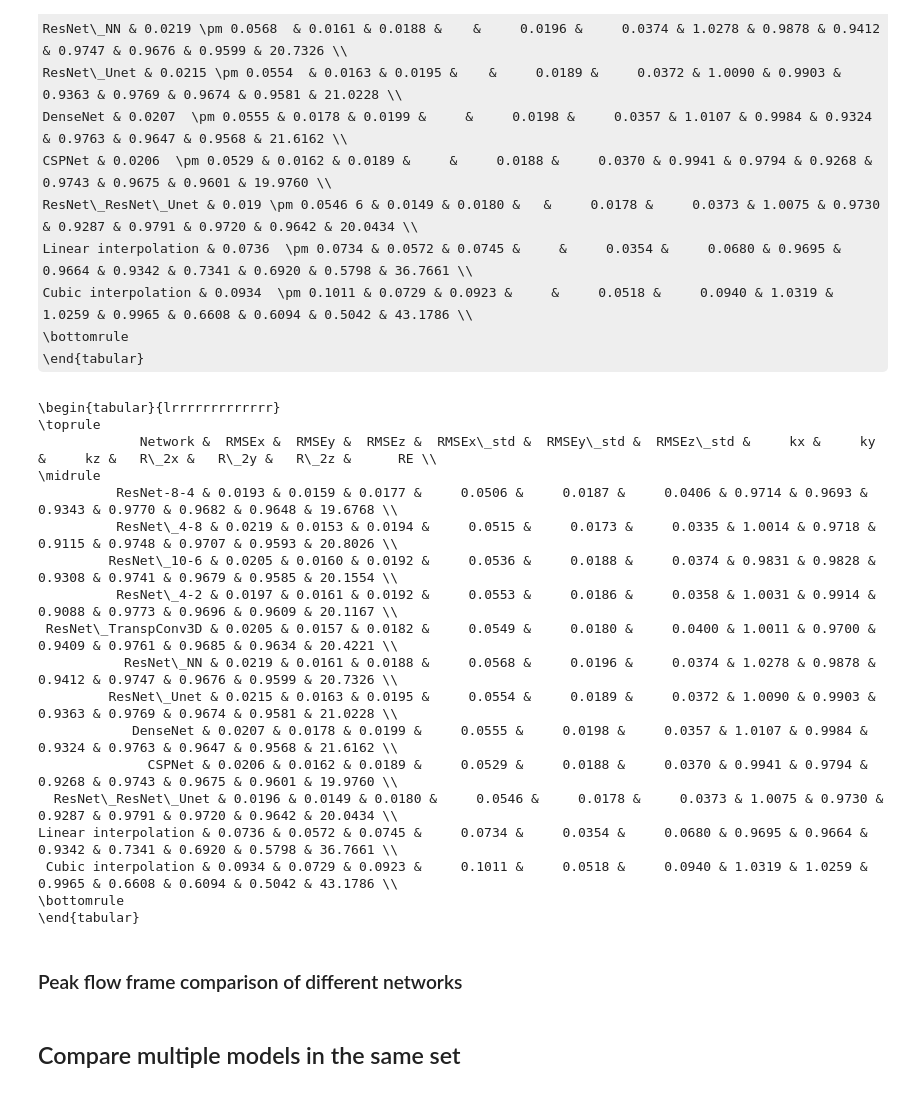
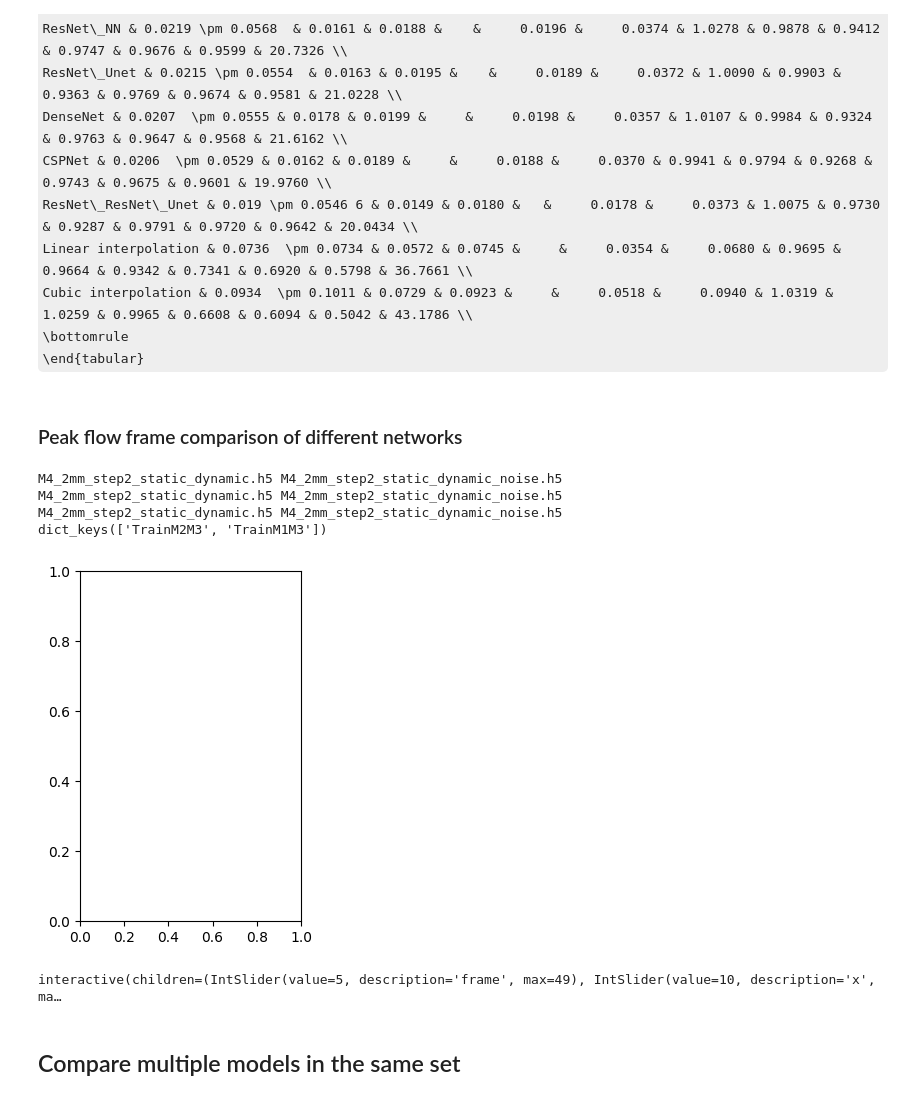
Before and after one commit to PiaaCaa/4DFlowNet, a Jupyter notebook: src/evaluate_comparison_networks.ipynb, the cells around one changed output. Drawn from its saved outputs; the diff is of its cells as text; code cells hidden in the pictures; some formulas as TeX source.

Commit message:
jupyter evaluate invivo

```diff
--- a/src/evaluate_comparison_networks.ipynb
+++ b/src/evaluate_comparison_networks.ipynb
@@ -41,9 +41,10 @@ display(df1)
 # %%
 # model_names  = ['20230301-1641', '20230301-1654', '20230301-1704', '20230305-1001', '20230305-1002', '20230305-1008', '20230305-1107'     , '20230306-1120']
 # tabular_names = ['ResNet_8_4'   , 'DenseNet_8_4' , 'CSPNet_8_4'   , 'ResNet_4_2'   ,'ResNet_6_6'    , 'ResNet_4_8'   , 'ResNet_Conv3DT_8_4', 'ResNet_NN_8_4']
+# ['20230405-1417']
 
-model_names  = ['20230405-1417', '20230405-1419', '20230405-1421','20230407-2222', '20230405-1423', '20230405-1422',  '20230404-1418', '20230407-2228', '20230407-2230', '20230407-2246']#['20230405-1417', '20230313-0948', '20230313-0949','20230404-1418', '20230405-1419','20230405-1421', '20230405-1422' ,'20230405-1423', '20230406-1601'  ]#['20230308-1226', '20230313-0948', '20230313-0949','20230313-0951','20230315-1509' ]#'*', '20230313-0951']#['20230301-1641', '20230301-1654', '20230301-1704', '20230305-1001', '20230305-1002', '20230305-1008', '20230305-1107'     , '20230306-1120']
-tabular_names = ['ResNet-8-4' , 'ResNet_4-8', 'ResNet_10-6', 'ResNet_4-2','ResNet_TranspConv3D', 'ResNet_NN', 'ResNet_Unet',  'DenseNet', 'CSPNet', 'ResNet_ResNet_Unet']#['ResNet_8_4',  'DenseNet_8_4', 'CSPNet_8-4', 'ResNet_Unet','ResNet_4_8','ResNet_10_6', 'ResNet_NN', 'ResNet_Conv3DT', 'ResNet_Post_Unet' ]#['Dyn_ResNet', 'Dyn_DenseNet', 'Dyn_SCPNet', 'Dyn_ResNet_Conv3DT', 'Dyn_ResNet_4_8']    #, 'Dyn_CSPNet']#['ResNet_8_4'   , 'DenseNet_8_4' , 'CSPNet_8_4'   , 'ResNet_4_2'   ,'ResNet_6_6'    , 'ResNet_4_8'   , 'ResNet_Conv3DT_8_4', 'ResNet_NN_8_4']
+model_names  =  ['20230405-1417','20230425-1654', '20230425-1715', '20230425-1719']#['20230405-1417', '20230427-1204', '20230427-1207']#['20230405-1417','20230425-1654', '20230425-1715', '20230425-1719'	 ]#['20230405-1417', '20230405-1419', '20230405-1421','20230407-2222', '20230405-1423', '20230405-1422',  '20230404-1418', '20230407-2228', '20230407-2230', '20230407-2246']#['20230405-1417', '20230313-0948', '20230313-0949','20230404-1418', '20230405-1419','20230405-1421', '20230405-1422' ,'20230405-1423', '20230406-1601'  ]#['20230308-1226', '20230313-0948', '20230313-0949','20230313-0951','20230315-1509' ]#'*', '20230313-0951']#['20230301-1641', '20230301-1654', '20230301-1704', '20230305-1001', '20230305-1002', '20230305-1008', '20230305-1107'     , '20230306-1120']
+tabular_names = ['ResNet_ResNet', 'LSTM_ResNet', 'LSTM_LSTM', 'ResNet_LSTM']#['TrainM2M3-ValM1', 'TrainM1M3-ValM2', 'TrainM1M2-ValM3' ] #['ResNet_ResNet', 'LSTM_ResNet', 'LSTM_LSTM', 'ResNet_LSTM'] #['ResNet-8-4' , 'ResNet_4-8', 'ResNet_10-6', 'ResNet_4-2','ResNet_TranspConv3D', 'ResNet_NN', 'ResNet_Unet',  'DenseNet', 'CSPNet', 'ResNet_ResNet_Unet']#['ResNet_8_4',  'DenseNet_8_4', 'CSPNet_8-4', 'ResNet_Unet','ResNet_4_8','ResNet_10_6', 'ResNet_NN', 'ResNet_Conv3DT', 'ResNet_Post_Unet' ]#['Dyn_ResNet', 'Dyn_DenseNet', 'Dyn_SCPNet', 'Dyn_ResNet_Conv3DT', 'Dyn_ResNet_4_8']    #, 'Dyn_CSPNet']#['ResNet_8_4'   , 'DenseNet_8_4' , 'CSPNet_8_4'   , 'ResNet_4_2'   ,'ResNet_6_6'    , 'ResNet_4_8'   , 'ResNet_Conv3DT_8_4', 'ResNet_NN_8_4']
 set_name = 'Test'
 data_model= '4'
 step = 2
@@ -267,3 +243,12 @@ max/min after tanh 1.0 0.0
+# %%
+print(dict_results)
+_, gt_1, prediction_1,temporal_mask_1, _ = load_data(model_names[0], set_name, data_model, step, dynamic_mask_used = use_dyn_mask, ending_file='_norounding')
+dict_results['Network'].append('RoundFalse')
+dict_results = get_evaluation_metrics(dict_results,prediction_1,gt_1, temporal_mask_1,peak_flow_frame) #evaluate
+# %%
+print(dict_results)
+model_names.append(model_names[0])
+tabular_names.append('RoundFalse')
 # %%
 # load interpolation files and evaulate those with given data
 interpolate_linear, interpolate_cubic, interpolate_NN = load_interpolation(data_model, step,lr, gt, use_dynamical_mask = use_dyn_mask)
@@ -313,3 +283,5 @@ max/min after tanh 1.0 0.0
+# %%
+gt['mean_speed'] = calculate_mean_speed(gt["u_fluid"], gt["v_fluid"] , gt["w_fluid"], gt["mask"])
 # %% [markdown]
 \begin{tabular}{lrrrrrrrrrrrrr}
 \toprule
@@ -332,25 +304,6 @@ Linear interpolation & 0.0736  \pm 0.0734 & 0.0572 & 0.0745 &     &     0.0354 &
 # %%
 #Print for latex tabular
 print(r_dt.to_latex(index=False))
-# %% [output]
-\begin{tabular}{lrrrrrrrrrrrrr}
-\toprule
-             Network &  RMSEx &  RMSEy &  RMSEz &  RMSEx\_std &  RMSEy\_std &  RMSEz\_std &     kx &     ky &     kz &   R\_2x &   R\_2y &   R\_2z &      RE \\
-\midrule
-          ResNet-8-4 & 0.0193 & 0.0159 & 0.0177 &     0.0506 &     0.0187 &     0.0406 & 0.9714 & 0.9693 & 0.9343 & 0.9770 & 0.9682 & 0.9648 & 19.6768 \\
-          ResNet\_4-8 & 0.0219 & 0.0153 & 0.0194 &     0.0515 &     0.0173 &     0.0335 & 1.0014 & 0.9718 & 0.9115 & 0.9748 & 0.9707 & 0.9593 & 20.8026 \\
-         ResNet\_10-6 & 0.0205 & 0.0160 & 0.0192 &     0.0536 &     0.0188 &     0.0374 & 0.9831 & 0.9828 & 0.9308 & 0.9741 & 0.9679 & 0.9585 & 20.1554 \\
-          ResNet\_4-2 & 0.0197 & 0.0161 & 0.0192 &     0.0553 &     0.0186 &     0.0358 & 1.0031 & 0.9914 & 0.9088 & 0.9773 & 0.9696 & 0.9609 & 20.1167 \\
- ResNet\_TranspConv3D & 0.0205 & 0.0157 & 0.0182 &     0.0549 &     0.0180 &     0.0400 & 1.0011 & 0.9700 & 0.9409 & 0.9761 & 0.9685 & 0.9634 & 20.4221 \\
-           ResNet\_NN & 0.0219 & 0.0161 & 0.0188 &     0.0568 &     0.0196 &     0.0374 & 1.0278 & 0.9878 & 0.9412 & 0.9747 & 0.9676 & 0.9599 & 20.7326 \\
-         ResNet\_Unet & 0.0215 & 0.0163 & 0.0195 &     0.0554 &     0.0189 &     0.0372 & 1.0090 & 0.9903 & 0.9363 & 0.9769 & 0.9674 & 0.9581 & 21.0228 \\
-            DenseNet & 0.0207 & 0.0178 & 0.0199 &     0.0555 &     0.0198 &     0.0357 & 1.0107 & 0.9984 & 0.9324 & 0.9763 & 0.9647 & 0.9568 & 21.6162 \\
-              CSPNet & 0.0206 & 0.0162 & 0.0189 &     0.0529 &     0.0188 &     0.0370 & 0.9941 & 0.9794 & 0.9268 & 0.9743 & 0.9675 & 0.9601 & 19.9760 \\
-  ResNet\_ResNet\_Unet & 0.0196 & 0.0149 & 0.0180 &     0.0546 &     0.0178 &     0.0373 & 1.0075 & 0.9730 & 0.9287 & 0.9791 & 0.9720 & 0.9642 & 20.0434 \\
-Linear interpolation & 0.0736 & 0.0572 & 0.0745 &     0.0734 &     0.0354 &     0.0680 & 0.9695 & 0.9664 & 0.9342 & 0.7341 & 0.6920 & 0.5798 & 36.7661 \\
- Cubic interpolation & 0.0934 & 0.0729 & 0.0923 &     0.1011 &     0.0518 &     0.0940 & 1.0319 & 1.0259 & 0.9965 & 0.6608 & 0.6094 & 0.5042 & 43.1786 \\
-\bottomrule
-\end{tabular}
 # %%
 vel_colnames = ['u', 'v', 'w']
 min_v = {}
@@ -450,34 +403,41 @@ def f(frame=5, x = 10, vel = "u"):
 
     #     error_frames = error_frames[: ,points_in_mask[1]].reshape(frames, -1)
     #     print(temporal_mask[idx_error].shape)
     #     error_frames = np.sum(error_frames, axis=1)/np.sum(temporal_mask[idx_error], axis = (1, 2))
     #     plt.plot(range(frames),error_frames,  label = t_name)
     #     plt.xlim([10, 40])
 
     #     #plt.imshow(error_pointwise[idxs], cmap='viridis')
     #     plt.title("Relative error")
         #plt.axis('off')
 
     # plt.subplot(1, N, 7)
     # plt.imshow(error_absolut[vel][idxs], cmap='viridis')
     # plt.title("Absolute error")
     # plt.axis('off')
 
     # plt.subplot(1, N, N-1)
     # plt.imshow(interpolate_linear[vel][idxs],  vmin = min_v[vel[0]], vmax = max_v[vel[0]], cmap='viridis')
     # plt.title("Linear")
     # plt.axis('off')
 
     plt.subplot(2, N, N)
     plt.imshow(interpolate_cubic[vel][idxs],  vmin = min_v[vel[0]], vmax = max_v[vel[0]], cmap='viridis')
     plt.title("Cubic")
     plt.axis('off')
 
 
     plt.tight_layout()
-    plt.subplots_adjust(hspace = 0.1)
+    # plt.subplots_adjust(hspace = 0.1)
     #plt.colorbar()
     # plt.show()
+# %% [output]
+M4_2mm_step2_static_dynamic.h5 M4_2mm_step2_static_dynamic_noise.h5
+M4_2mm_step2_static_dynamic.h5 M4_2mm_step2_static_dynamic_noise.h5
+M4_2mm_step2_static_dynamic.h5 M4_2mm_step2_static_dynamic_noise.h5
+dict_keys(['TrainM2M3', 'TrainM1M3'])
+[figure, added]
+interactive(children=(IntSlider(value=5, description='frame', max=49), IntSlider(value=10, description='x', ma…
 # %% [markdown]
 ## Compare multiple models in the same set
 # %%
```
Also changed, not shown: parts of 10 cells of this notebook, 5 other files.
